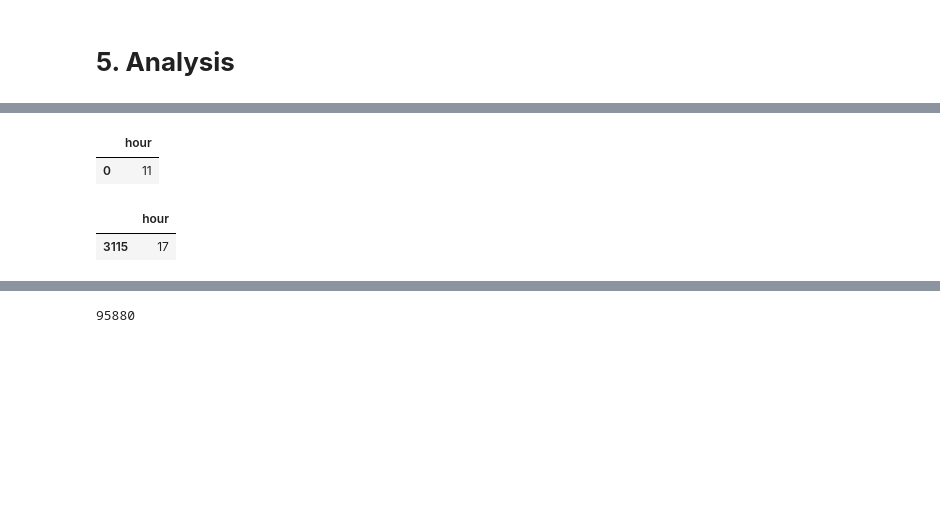
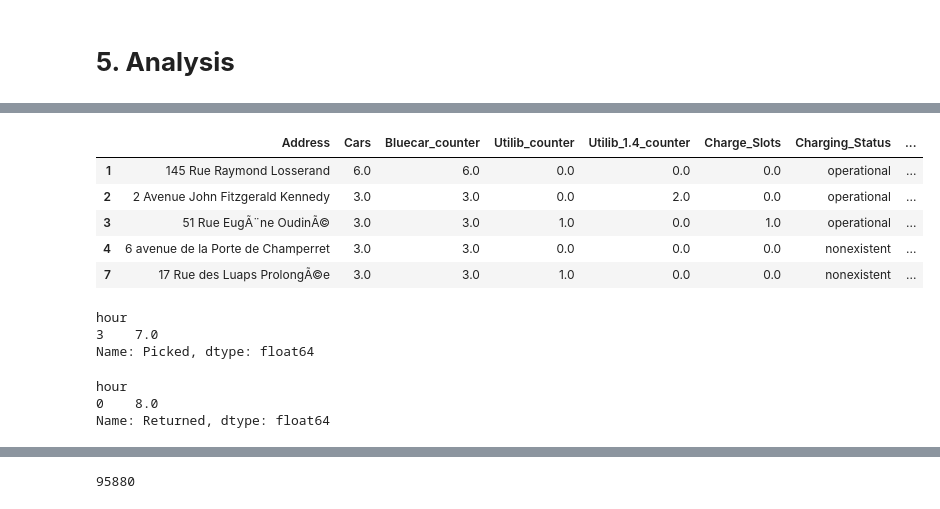
Before and after one commit to allanstar-byte/Data-cleaning-and-analysis-on-the-Autolib-Dataset, a Jupyter notebook: Moringa_Data_Science_Prep_W4_Independent_Project_2020_18_ALLAN_NGOMA_PythonNotebook.ipynb, the cells around one changed output, grey strips where cells are left out. Drawn from its saved outputs; the diff is of its cells as text; code cells hidden in the pictures; blank space fills up the shorter version.

```diff
--- a/Moringa_Data_Science_Prep_W4_Independent_Project_2020_18_ALLAN_NGOMA_PythonNotebook.ipynb
+++ b/Moringa_Data_Science_Prep_W4_Independent_Project_2020_18_ALLAN_NGOMA_PythonNotebook.ipynb
@@ -166,3 +159,22 @@ df3
+# %%
+# computing for the usage
+
+#Joining the cars of a sttion by group by
+
+df3['Usage'] = df3['Utilib_1.4_counter'] + df3['Utilib_1.4_counter'].astype(float)
+df3.head()
+#calculation for the pickecd cars
+df3['Picked'] = df3['Cars'] - df3['Usage'].astype(float)
+#calculatig for the returned cars
+df3['Returned'] = df3['Cars'] + df3['Usage'].astype(float)
+df3.head()
+# %% [output]
+|  | Address | Cars | Bluecar_counter | Utilib_counter | Utilib_1.4_counter | Charge_Slots | Charging_Status | ... |
+| 1 | 145 Rue Raymond Losserand | 6.0 | 6.0 | 0.0 | 0.0 | 0.0 | operational | ... |
+| 2 | 2 Avenue John Fitzgerald Kennedy | 3.0 | 3.0 | 0.0 | 2.0 | 0.0 | operational | ... |
+| 3 | 51 Rue EugÃ¨ne OudinÃ© | 3.0 | 3.0 | 1.0 | 0.0 | 1.0 | operational | ... |
+| 4 | 6 avenue de la Porte de Champerret | 3.0 | 3.0 | 0.0 | 0.0 | 0.0 | nonexistent | ... |
+| 7 | 17 Rue des Luaps ProlongÃ©e | 3.0 | 3.0 | 1.0 | 0.0 | 0.0 | nonexistent | ... |
 # %%
 #1. Identify the most popular hour of the day for picking up a shared electric
 #car (Bluecar) in the city of Paris over the month of April 2018
@@ -170,34 +182,26 @@ df3
 #selecting the paris city
 df4 = df3.loc[df3['City'] == 'Paris']
 
-# selecting the blue car encounter
-df5 = df4.loc[df4['Bluecar_counter'] >=0]
-
-#sorting by the least blue car ecounter at the station
-df6 = df5.sort_values('Bluecar_counter', ascending=True)
-
-#selecting the most popular hour for picking cars in paris city
-df7 = df6[['hour']]
-df7.head(1)
+# selecting for the picking up hours
+dfd = df4.groupby(['hour'])['Picked'].max()
+dff = dfd.sort_values(ascending=False)
+dff.head(1)
 # %% [output]
-|  | hour |
-| 0 | 11 |
+hour
+3    7.0
+Name: Picked, dtype: float64
-# %%
-#2. What is the most popular hour for returning cars?
-
-
-# selecting the blue car encounter
-df5 = df4.loc[df4['Bluecar_counter'] >=0]
-
-#sorting by the most blue car ecounter at the station
-df6 = df5.sort_values('Bluecar_counter', ascending=False)
-
-#selecting the most popular hour for returning cars in paris city
-df7 = df6[['hour']]
-df7.head(1)
-# %% [output]
-|  | hour |
-| 3115 | 17 |
+# %%
+#2. What is the most popular hour for returning cars?
+
+
+# selecting for the returning hours
+dfd = df3.groupby(['hour'])['Returned'].max()
+dff = dfd.sort_values(ascending=False)
+dff.head(1)
+# %% [output]
+hour
+0    8.0
+Name: Returned, dtype: float64
 # %%
 #3(a) What station is the most popular?
 #Overall?
```
Also changed, not shown: parts of 9 cells of this notebook.
